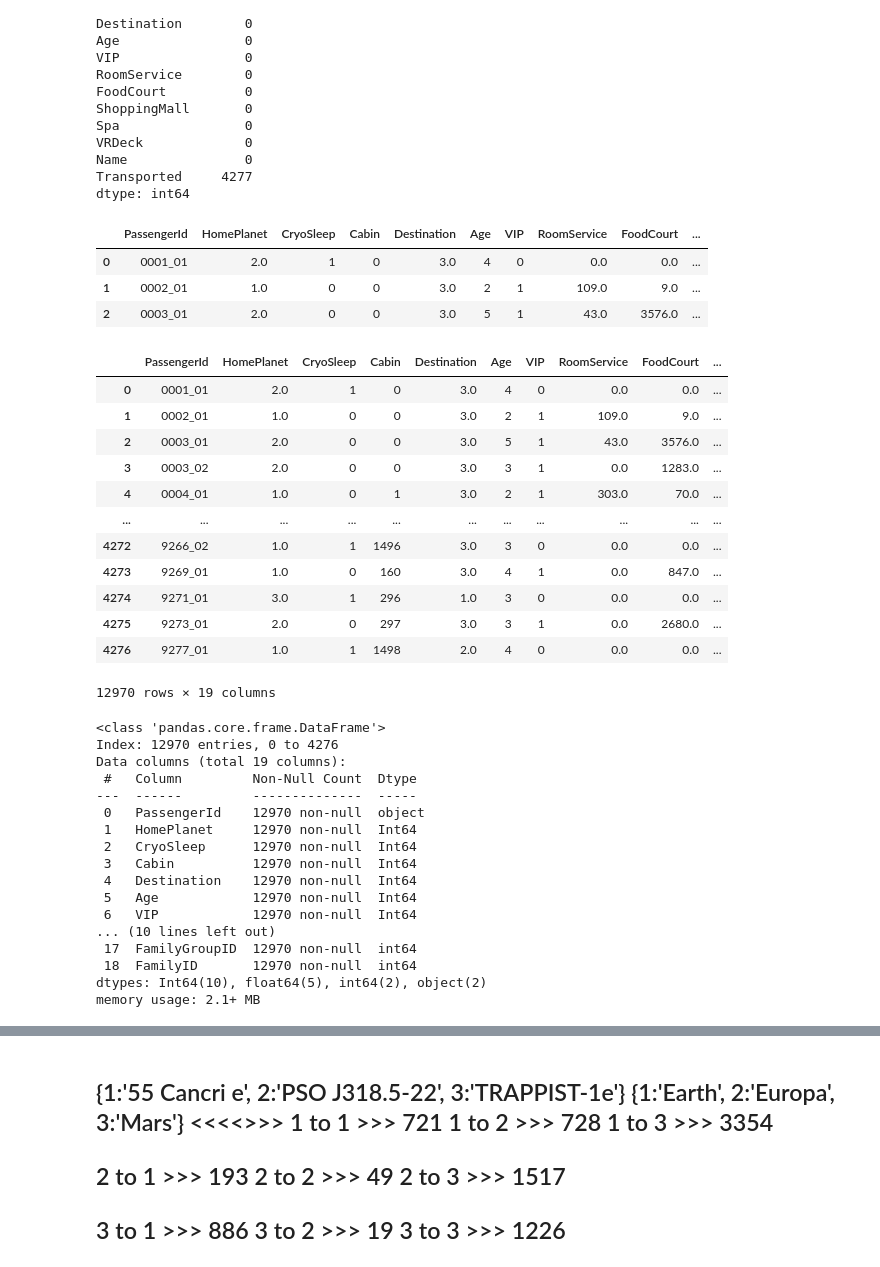
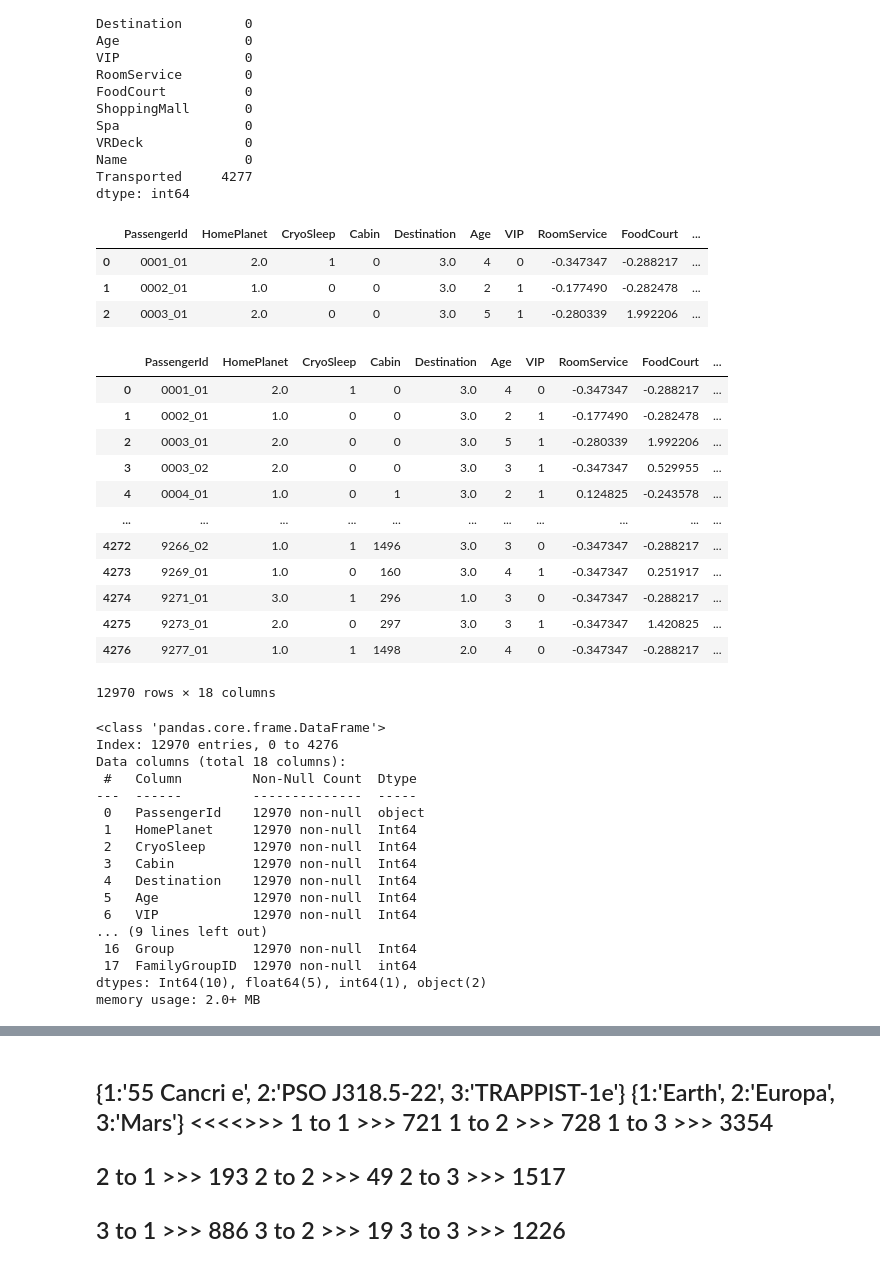
Before and after one commit to Sadeqsoli/SpaceTitanicSurvivors, a Jupyter notebook: spacetitanicsurvivors.ipynb, the cells around one changed output, grey strips where cells are left out. Saved outputs shown, nothing was run; the diff lists cells and outputs as text; code cells hidden in the pictures.

```diff
--- a/spacetitanicsurvivors.ipynb
+++ b/spacetitanicsurvivors.ipynb
@@ -288,0 +207,10 @@ train_test
+# %%
+
+train_test['RoomService'] = (train_test['RoomService'] - train_test['RoomService'].mean()) / train_test['RoomService'].std()
+train_test['FoodCourt'] = (train_test['FoodCourt'] - train_test['FoodCourt'].mean()) / train_test['FoodCourt'].std()
+train_test['ShoppingMall'] = (train_test['ShoppingMall'] - train_test['ShoppingMall'].mean()) / train_test['ShoppingMall'].std()
+train_test['Spa'] = (train_test['Spa'] - train_test['Spa'].mean()) / train_test['Spa'].std()
+train_test['VRDeck'] = (train_test['VRDeck'] - train_test['VRDeck'].mean()) / train_test['VRDeck'].std()
+
+
+train_test
@@ -456,28 +399,30 @@ train_test['Deck'] = train_test['Deck'].map(letter_to_int)
 train_test.head(3)
 # %% [output]
 |  | PassengerId | HomePlanet | CryoSleep | Cabin | Destination | Age | VIP | RoomService | FoodCourt | ... |
-| 0 | 0001_01 | 2.0 | 1 | 0 | 3.0 | 4 | 0 | 0.0 | 0.0 | ... |
-| 1 | 0002_01 | 1.0 | 0 | 0 | 3.0 | 2 | 1 | 109.0 | 9.0 | ... |
-| 2 | 0003_01 | 2.0 | 0 | 0 | 3.0 | 5 | 1 | 43.0 | 3576.0 | ... |
+| 0 | 0001_01 | 2.0 | 1 | 0 | 3.0 | 4 | 0 | -0.347347 | -0.288217 | ... |
+| 1 | 0002_01 | 1.0 | 0 | 0 | 3.0 | 2 | 1 | -0.177490 | -0.282478 | ... |
+| 2 | 0003_01 | 2.0 | 0 | 0 | 3.0 | 5 | 1 | -0.280339 | 1.992206 | ... |
 # %%
 train_test['Group'] = train_test['PassengerId'].astype(str).str[:4]
 train_test['Name'] = train_test['Name'].str.split().str[-1]
 train_test['FamilyGroupID'] = train_test['Name'] + '_' + train_test['Group']
 train_test['FamilyGroupID'] = train_test.groupby('FamilyGroupID').ngroup()
 
-train_test['FamilyID'] = pd.factorize(train_test['FamilyGroupID'])[0]
+
+# train_test.drop(columns=["Group"],inplace=True)
+# train_test['FamilyID'] = pd.factorize(train_test['FamilyGroupID'])[0]
 train_test
 # %% [output]
 |  | PassengerId | HomePlanet | CryoSleep | Cabin | Destination | Age | VIP | RoomService | FoodCourt | ... |
-| 0 | 0001_01 | 2.0 | 1 | 0 | 3.0 | 4 | 0 | 0.0 | 0.0 | ... |
-| 1 | 0002_01 | 1.0 | 0 | 0 | 3.0 | 2 | 1 | 109.0 | 9.0 | ... |
-| 2 | 0003_01 | 2.0 | 0 | 0 | 3.0 | 5 | 1 | 43.0 | 3576.0 | ... |
-| 3 | 0003_02 | 2.0 | 0 | 0 | 3.0 | 3 | 1 | 0.0 | 1283.0 | ... |
-| 4 | 0004_01 | 1.0 | 0 | 1 | 3.0 | 2 | 1 | 303.0 | 70.0 | ... |
+| 0 | 0001_01 | 2.0 | 1 | 0 | 3.0 | 4 | 0 | -0.347347 | -0.288217 | ... |
+| 1 | 0002_01 | 1.0 | 0 | 0 | 3.0 | 2 | 1 | -0.177490 | -0.282478 | ... |
+| 2 | 0003_01 | 2.0 | 0 | 0 | 3.0 | 5 | 1 | -0.280339 | 1.992206 | ... |
+| 3 | 0003_02 | 2.0 | 0 | 0 | 3.0 | 3 | 1 | -0.347347 | 0.529955 | ... |
+| 4 | 0004_01 | 1.0 | 0 | 1 | 3.0 | 2 | 1 | 0.124825 | -0.243578 | ... |
 | ... | ... | ... | ... | ... | ... | ... | ... | ... | ... | ... |
-| 4272 | 9266_02 | 1.0 | 1 | 1496 | 3.0 | 3 | 0 | 0.0 | 0.0 | ... |
-| 4273 | 9269_01 | 1.0 | 0 | 160 | 3.0 | 4 | 1 | 0.0 | 847.0 | ... |
-| 4274 | 9271_01 | 3.0 | 1 | 296 | 1.0 | 3 | 0 | 0.0 | 0.0 | ... |
-| 4275 | 9273_01 | 2.0 | 0 | 297 | 3.0 | 3 | 1 | 0.0 | 2680.0 | ... |
-| 4276 | 9277_01 | 1.0 | 1 | 1498 | 2.0 | 4 | 0 | 0.0 | 0.0 | ... |
+| 4272 | 9266_02 | 1.0 | 1 | 1496 | 3.0 | 3 | 0 | -0.347347 | -0.288217 | ... |
+| 4273 | 9269_01 | 1.0 | 0 | 160 | 3.0 | 4 | 1 | -0.347347 | 0.251917 | ... |
+| 4274 | 9271_01 | 3.0 | 1 | 296 | 1.0 | 3 | 0 | -0.347347 | -0.288217 | ... |
+| 4275 | 9273_01 | 2.0 | 0 | 297 | 3.0 | 3 | 1 | -0.347347 | 1.420825 | ... |
+| 4276 | 9277_01 | 1.0 | 1 | 1498 | 2.0 | 4 | 0 | -0.347347 | -0.288217 | ... |
-12970 rows × 19 columns
+12970 rows × 18 columns
@@ -495,7 +435,7 @@ train_test.info()
 # %% [output]
 <class 'pandas.core.frame.DataFrame'>
 Index: 12970 entries, 0 to 4276
-Data columns (total 19 columns):
+Data columns (total 18 columns):
  #   Column         Non-Null Count  Dtype
 ---  ------         --------------  -----
  0   PassengerId    12970 non-null  object
@@ -505,11 +445,11 @@ Data columns (total 19 columns):
  4   Destination    12970 non-null  Int64
  5   Age            12970 non-null  Int64
  6   VIP            12970 non-null  Int64
-... (10 lines left out)
+... (9 lines left out)
+ 16  Group          12970 non-null  Int64
  17  FamilyGroupID  12970 non-null  int64
- 18  FamilyID       12970 non-null  int64
-dtypes: Int64(10), float64(5), int64(2), object(2)
-memory usage: 2.1+ MB
+dtypes: Int64(10), float64(5), int64(1), object(2)
+memory usage: 2.0+ MB
 # %%
 ##Apply square root transformation
 
```
Also changed, not shown: parts of 28 cells of this notebook.
